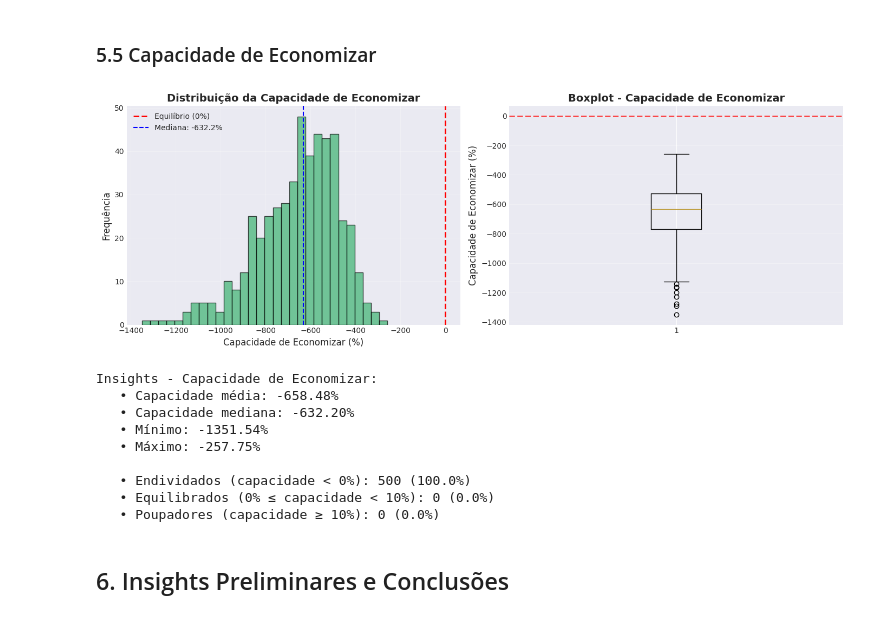
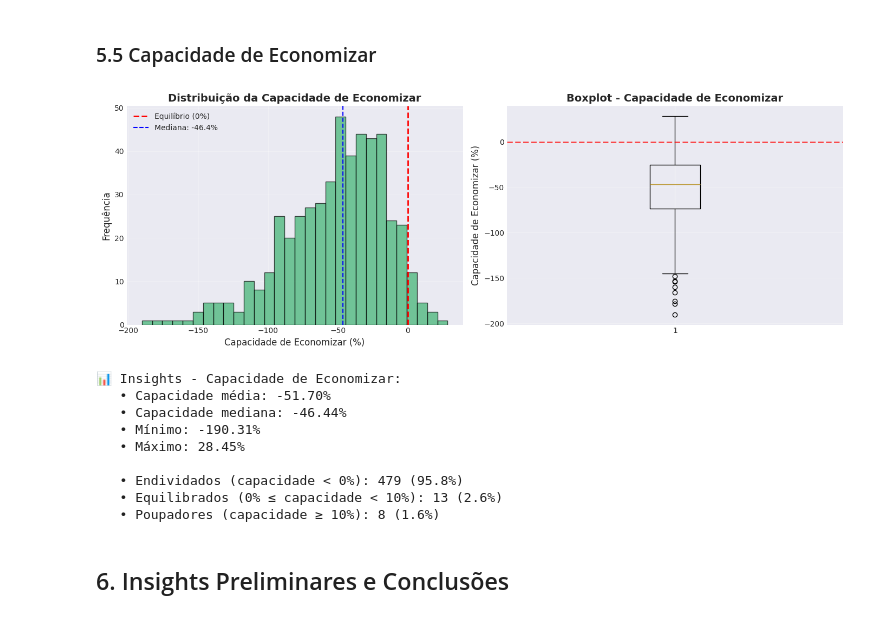
Before and after one commit to cezinha/economiza-ia, a Jupyter notebook: notebooks/01_EDA_Basico.ipynb, the cells around one changed output. Drawn from its saved outputs; the diff is of its cells as text; code cells hidden in the pictures.

Commit message:
fixed issue renda mensal vs gasto total

```diff
--- a/notebooks/01_EDA_Basico.ipynb
+++ b/notebooks/01_EDA_Basico.ipynb
@@ -333,32 +332,36 @@ df_analise = df_usuarios[['user_id', 'renda_base']].merge(
     gastos_por_usuario, on='user_id', how='left'
 )
 
+# Calcular renda total do período (6 meses)
+num_meses = df_estatisticas['mes'].nunique()
+df_analise['renda_total'] = df_analise['renda_base'] * num_meses
+
 # Scatter plot
 plt.figure(figsize=(12, 6))
-plt.scatter(df_analise['renda_base'], df_analise['gasto_total'],
+plt.scatter(df_analise['renda_total'], df_analise['gasto_total'],
             alpha=0.6, s=50, edgecolors='black', linewidths=0.5)
 
 # Linha de referência (gasto = renda)
-max_val = max(df_analise['renda_base'].max(), df_analise['gasto_total'].max())
+max_val = max(df_analise['renda_total'].max(), df_analise['gasto_total'].max())
 plt.plot([0, max_val], [0, max_val], 'r--', linewidth=2,
          label='Linha de equilíbrio (Gasto = Renda)', alpha=0.7)
 
-plt.xlabel('Renda Mensal (R$)', fontsize=12)
-plt.ylabel('Gasto Total (R$)', fontsize=12)
-plt.title('Relação entre Renda e Gasto', fontsize=14, fontweight='bold')
+plt.xlabel(f'Renda Total {num_meses} meses (R$)', fontsize=12)
+plt.ylabel(f'Gasto Total {num_meses} meses (R$)', fontsize=12)
+plt.title('Relação entre Renda e Gasto (Período Total)', fontsize=14, fontweight='bold')
 plt.legend()
 plt.grid(True, alpha=0.3)
 plt.tight_layout()
 plt.show()
 
 # Calcular correlação
-correlacao = df_analise[['renda_base', 'gasto_total']].corr().iloc[0, 1]
-print(f"\nInsights:")
+correlacao = df_analise[['renda_total', 'gasto_total']].corr().iloc[0, 1]
+print(f"\n📊 Insights:")
 print(f"   • Correlação Renda × Gasto: {correlacao:.3f}")
 
 # Contar usuários acima/abaixo da linha de equilíbrio
-acima_linha = (df_analise['gasto_total'] > df_analise['renda_base']).sum()
-abaixo_linha = (df_analise['gasto_total'] <= df_analise['renda_base']).sum()
+acima_linha = (df_analise['gasto_total'] > df_analise['renda_total']).sum()
+abaixo_linha = (df_analise['gasto_total'] <= df_analise['renda_total']).sum()
 print(f"   • Usuários gastando MAIS que ganham: {acima_linha} ({acima_linha/len(df_analise)*100:.1f}%)")
 print(f"   • Usuários gastando MENOS que ganham: {abaixo_linha} ({abaixo_linha/len(df_analise)*100:.1f}%)")
 # %% [output]
@@ -420,7 +423,7 @@ Insights - Gastos por Categoria:
 # %%
 # Visualização 5: Capacidade de Economizar
 # Calcular capacidade de economizar: (renda - gasto) / renda * 100
-df_analise['taxa_poupanca'] = (df_analise['renda_base'] - df_analise['gasto_total']) / df_analise['renda_base'] * 100
+df_analise['taxa_poupanca'] = (df_analise['renda_total'] - df_analise['gasto_total']) / df_analise['renda_total'] * 100
 
 fig, axes = plt.subplots(1, 2, figsize=(14, 5))
 
@@ -432,44 +435,44 @@ axes[0].set_title('Distribuição da Capacidade de Economizar', fontsize=14, fon
 axes[0].axvline(0, color='red', linestyle='--', linewidth=2, label='Equilíbrio (0%)')
 axes[0].axvline(df_analise['taxa_poupanca'].median(), color='blue', linestyle='--',
                 label=f'Mediana: {df_analise["taxa_poupanca"].median():.1f}%')
 axes[0].legend()
 axes[0].grid(True, alpha=0.3)
 
 # Boxplot
 axes[1].boxplot(df_analise['taxa_poupanca'], vert=True)
 axes[1].set_ylabel('Capacidade de Economizar (%)', fontsize=12)
 axes[1].set_title('Boxplot - Capacidade de Economizar', fontsize=14, fontweight='bold')
 axes[1].axhline(0, color='red', linestyle='--', linewidth=2, alpha=0.7)
 axes[1].grid(True, alpha=0.3, axis='y')
 
 plt.tight_layout()
 plt.show()
 
-print(f"\nInsights - Capacidade de Economizar:")
+print(f"\n📊 Insights - Capacidade de Economizar:")
 print(f"   • Capacidade média: {df_analise['taxa_poupanca'].mean():.2f}%")
 print(f"   • Capacidade mediana: {df_analise['taxa_poupanca'].median():.2f}%")
 print(f"   • Mínimo: {df_analise['taxa_poupanca'].min():.2f}%")
 print(f"   • Máximo: {df_analise['taxa_poupanca'].max():.2f}%")
 
 # Classificar usuários
 endividados = (df_analise['taxa_poupanca'] < 0).sum()
 equilibrados = ((df_analise['taxa_poupanca'] >= 0) & (df_analise['taxa_poupanca'] < 10)).sum()
 poupadores = (df_analise['taxa_poupanca'] >= 10).sum()
 
 print(f"\n   • Endividados (capacidade < 0%): {endividados} ({endividados/len(df_analise)*100:.1f}%)")
 print(f"   • Equilibrados (0% ≤ capacidade < 10%): {equilibrados} ({equilibrados/len(df_analise)*100:.1f}%)")
 print(f"   • Poupadores (capacidade ≥ 10%): {poupadores} ({poupadores/len(df_analise)*100:.1f}%)")
 # %% [output]
-[figure, old version]
+[figure, new version]
-Insights - Capacidade de Economizar:
-   • Capacidade média: -658.48%
-   • Capacidade mediana: -632.20%
-   • Mínimo: -1351.54%
-   • Máximo: -257.75%
+📊 Insights - Capacidade de Economizar:
+   • Capacidade média: -51.70%
+   • Capacidade mediana: -46.44%
+   • Mínimo: -190.31%
+   • Máximo: 28.45%
 
-   • Endividados (capacidade < 0%): 500 (100.0%)
-   • Equilibrados (0% ≤ capacidade < 10%): 0 (0.0%)
-   • Poupadores (capacidade ≥ 10%): 0 (0.0%)
+   • Endividados (capacidade < 0%): 479 (95.8%)
+   • Equilibrados (0% ≤ capacidade < 10%): 13 (2.6%)
+   • Poupadores (capacidade ≥ 10%): 8 (1.6%)
 # %% [markdown]
 ## 6. Insights Preliminares e Conclusões
 # %%
```
Also changed, not shown: parts of 2 cells of this notebook, 1 other file.
